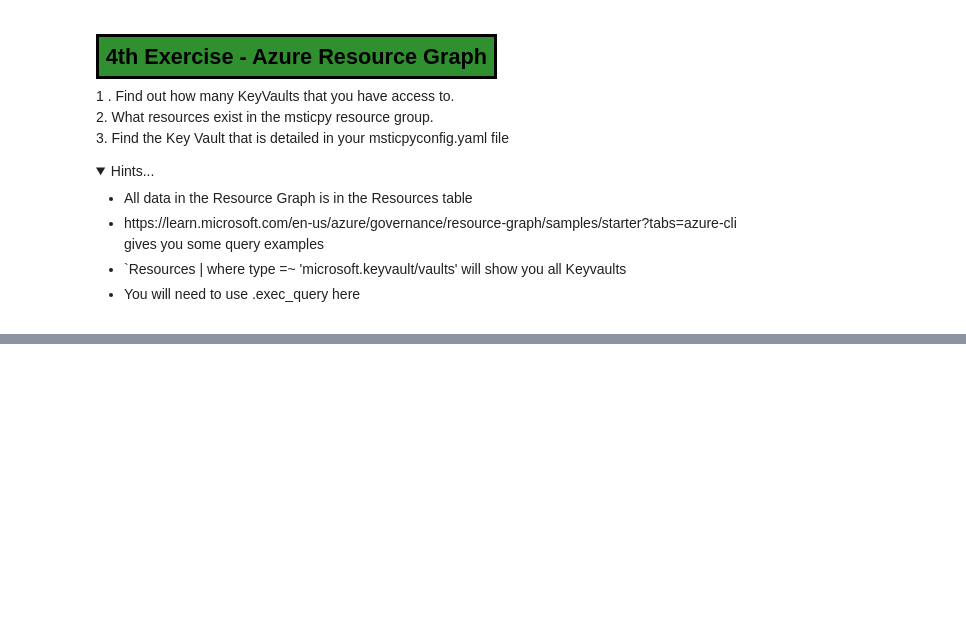
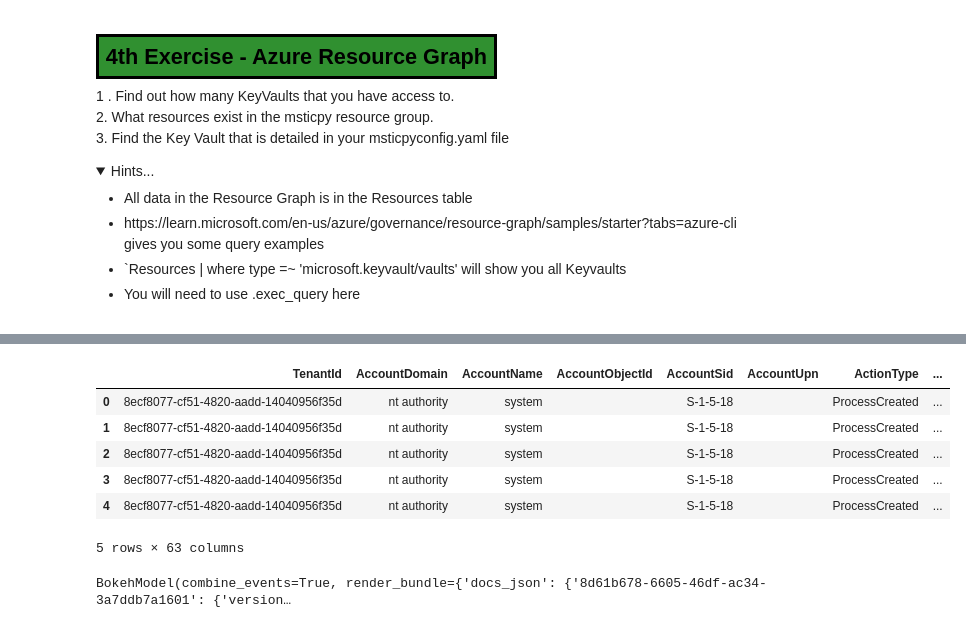
Before and after one commit to microsoft/msticpy-training, a Jupyter notebook: workshops/Jun2023/Session-3-AcquiringData.ipynb, the cells around one changed output, grey strips where cells are left out. Saved outputs shown, nothing was run; the diff lists cells and outputs as text; code cells hidden in the pictures; folded sections open; blank space fills up the shorter version.

```diff
--- a/workshops/Jun2023/Session-3-AcquiringData.ipynb
+++ b/workshops/Jun2023/Session-3-AcquiringData.ipynb
@@ -536,0 +776,19 @@ res_qry_prov.exec_query("Resources | where type == 'microsoft.compute/virtualmac
+# %%
+# Get some data to display
+result_df = qry_prov.MDE.list_host_processes(host_name="workstation8.seccxp.ninja")
+# %%
+result_df.head()
+# %% [output]
+|  | TenantId | AccountDomain | AccountName | AccountObjectId | AccountSid | AccountUpn | ActionType | ... |
+| 0 | 8ecf8077-cf51-4820-aadd-14040956f35d | nt authority | system |  | S-1-5-18 |  | ProcessCreated | ... |
+| 1 | 8ecf8077-cf51-4820-aadd-14040956f35d | nt authority | system |  | S-1-5-18 |  | ProcessCreated | ... |
+| 2 | 8ecf8077-cf51-4820-aadd-14040956f35d | nt authority | system |  | S-1-5-18 |  | ProcessCreated | ... |
+| 3 | 8ecf8077-cf51-4820-aadd-14040956f35d | nt authority | system |  | S-1-5-18 |  | ProcessCreated | ... |
+| 4 | 8ecf8077-cf51-4820-aadd-14040956f35d | nt authority | system |  | S-1-5-18 |  | ProcessCreated | ... |
+5 rows × 63 columns
+# %%
+from msticpy.vis.data_viewer import DataViewer
+dv = DataViewer(result_df)
+dv
+# %% [output]
+BokehModel(combine_events=True, render_bundle={'docs_json': {'8d61b678-6605-46df-ac34-3a7ddb7a1601': {'version…
```
Also changed, not shown: parts of 41 cells of this notebook, 13 other files.
